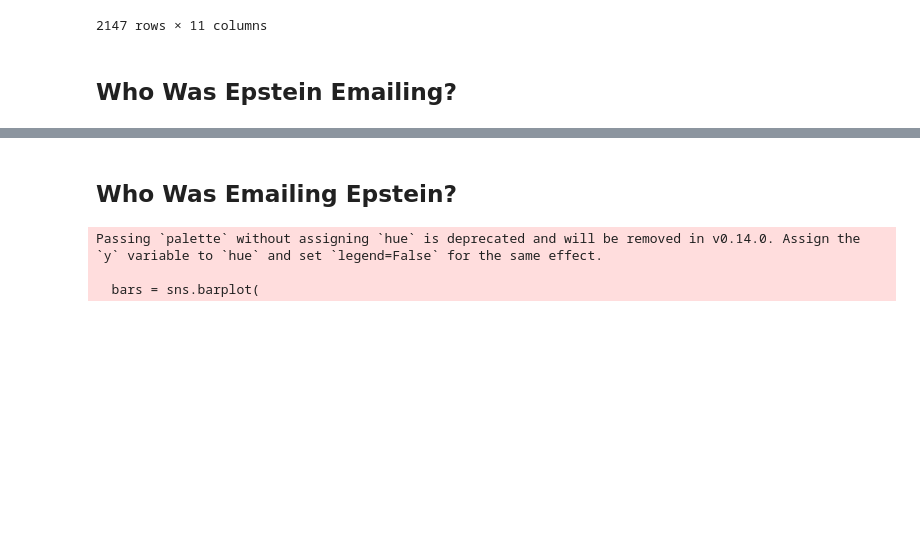
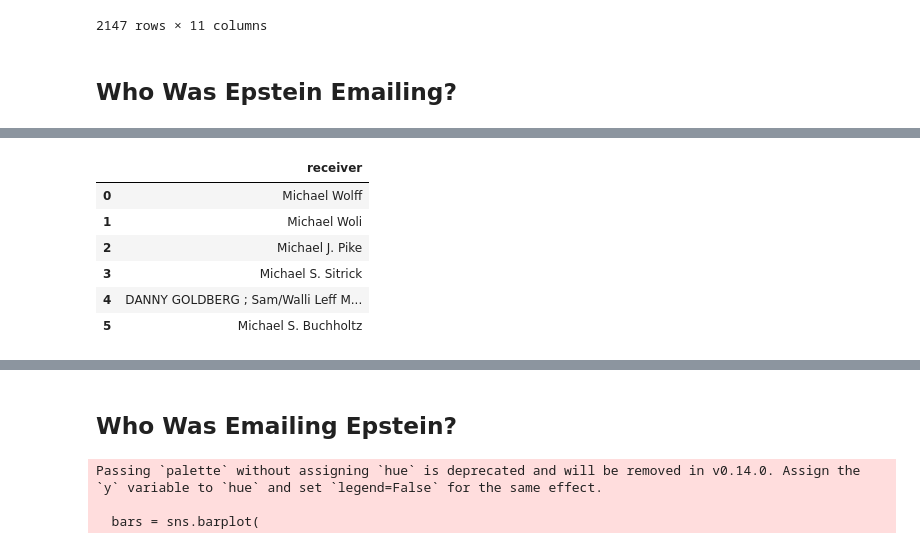
Before and after one commit to Connor-Villanueva/CSC-369, a Jupyter notebook: FinalProject/draft/explore_emails.ipynb, the cells around one changed output, grey strips where cells are left out. Saved outputs shown, nothing was run; the diff lists cells and outputs as text; code cells hidden in the pictures; blank space fills up the shorter version.

```diff
--- a/FinalProject/draft/explore_emails.ipynb
+++ b/FinalProject/draft/explore_emails.ipynb
@@ -267,0 +290,19 @@ emails
+# %%
+target = "Michael"
+query = f"""
+    SELECT
+        DISTINCT receiver
+    FROM
+        emails
+    WHERE
+        receiver ILIKE '%{target}%'
+"""
+duckdb.query(query).df()
+# %% [output]
+|  | receiver |
+| 0 | Michael Wolff |
+| 1 | Michael Woli |
+| 2 | Michael J. Pike |
+| 3 | Michael S. Sitrick |
+| 4 | DANNY GOLDBERG ; Sam/Walli Leff M... |
+| 5 | Michael S. Buchholtz |
```
Also changed, not shown: parts of 11 cells of this notebook, 4 other files.
